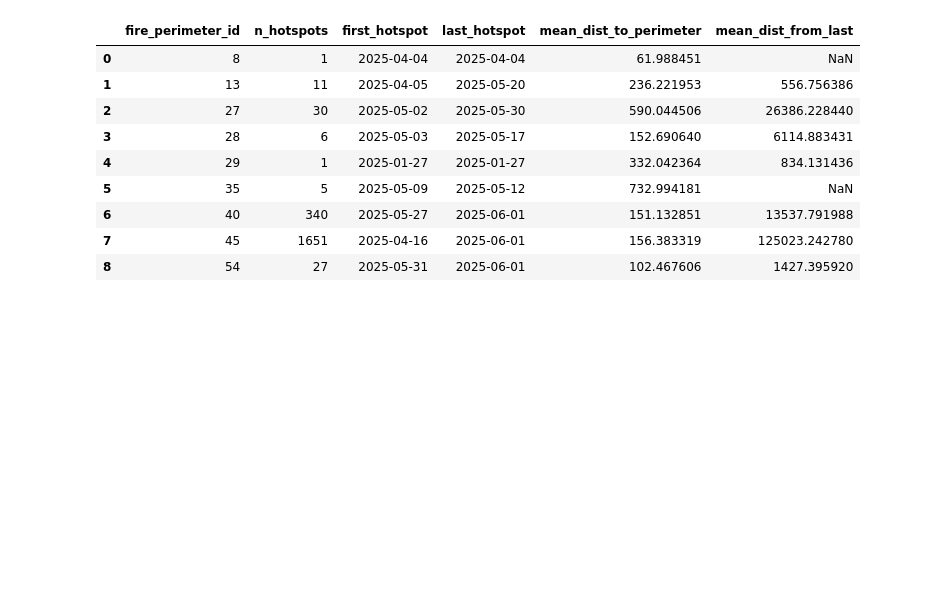
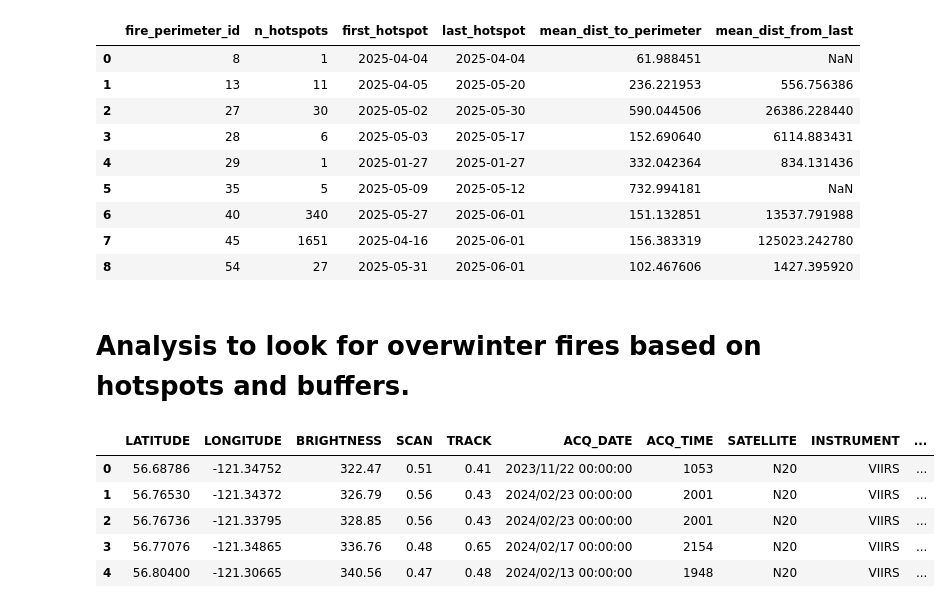
Before and after one commit to jackagoldman/overwintering, a Jupyter notebook: notebooks/overwinter_analysis.ipynb, the cells around one changed output. Saved outputs shown, nothing was run; the diff lists cells and outputs as text; code cells hidden in the pictures; blank space fills up the shorter version.

Commit message:
update analysis

```diff
--- a/notebooks/overwinter_analysis.ipynb
+++ b/notebooks/overwinter_analysis.ipynb
@@ -166,3 +166,16 @@ summary_2025
 | 6 | 40 | 340 | 2025-05-27 | 2025-06-01 | 151.132851 | 13537.791988 |
 | 7 | 45 | 1651 | 2025-04-16 | 2025-06-01 | 156.383319 | 125023.242780 |
 | 8 | 54 | 27 | 2025-05-31 | 2025-06-01 | 102.467606 | 1427.395920 |
+# %% [markdown]
+# Analysis to look for overwinter fires based on hotspots and buffers.
+# %%
+# read in hotspots
+hotspots = gpd.read_file("../data/processed_hotspots/hotspots_clipped_all.shp")
+hotspots.head()
+# %% [output]
+|  | LATITUDE | LONGITUDE | BRIGHTNESS | SCAN | TRACK | ACQ_DATE | ACQ_TIME | SATELLITE | INSTRUMENT | ... |
+| 0 | 56.68786 | -121.34752 | 322.47 | 0.51 | 0.41 | 2023/11/22 00:00:00 | 1053 | N20 | VIIRS | ... |
+| 1 | 56.76530 | -121.34372 | 326.79 | 0.56 | 0.43 | 2024/02/23 00:00:00 | 2001 | N20 | VIIRS | ... |
+| 2 | 56.76736 | -121.33795 | 328.85 | 0.56 | 0.43 | 2024/02/23 00:00:00 | 2001 | N20 | VIIRS | ... |
+| 3 | 56.77076 | -121.34865 | 336.76 | 0.48 | 0.65 | 2024/02/17 00:00:00 | 2154 | N20 | VIIRS | ... |
+| 4 | 56.80400 | -121.30665 | 340.56 | 0.47 | 0.48 | 2024/02/13 00:00:00 | 1948 | N20 | VIIRS | ... |
```
Also changed, not shown: parts of 56 cells of this notebook, 13 other files.
